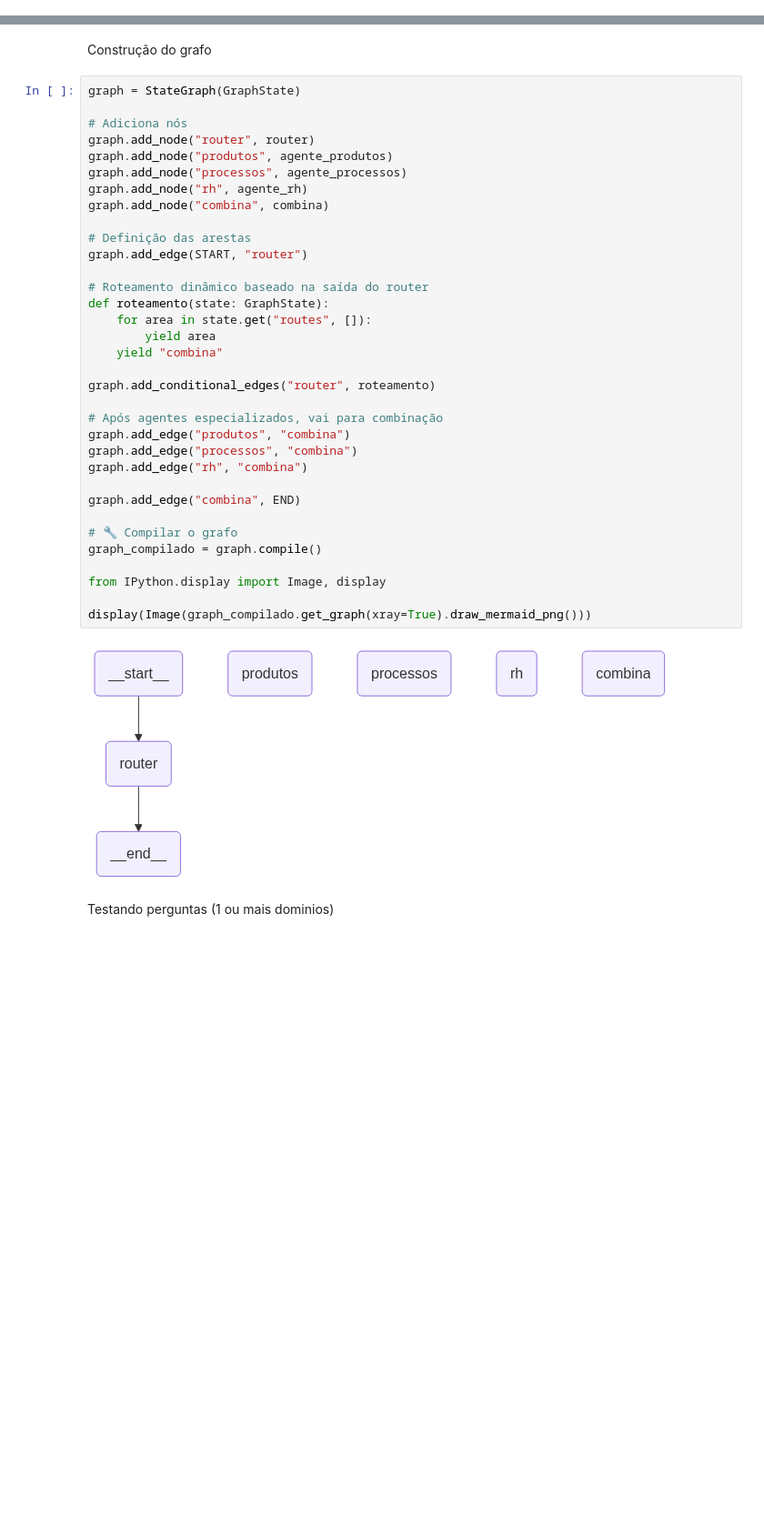
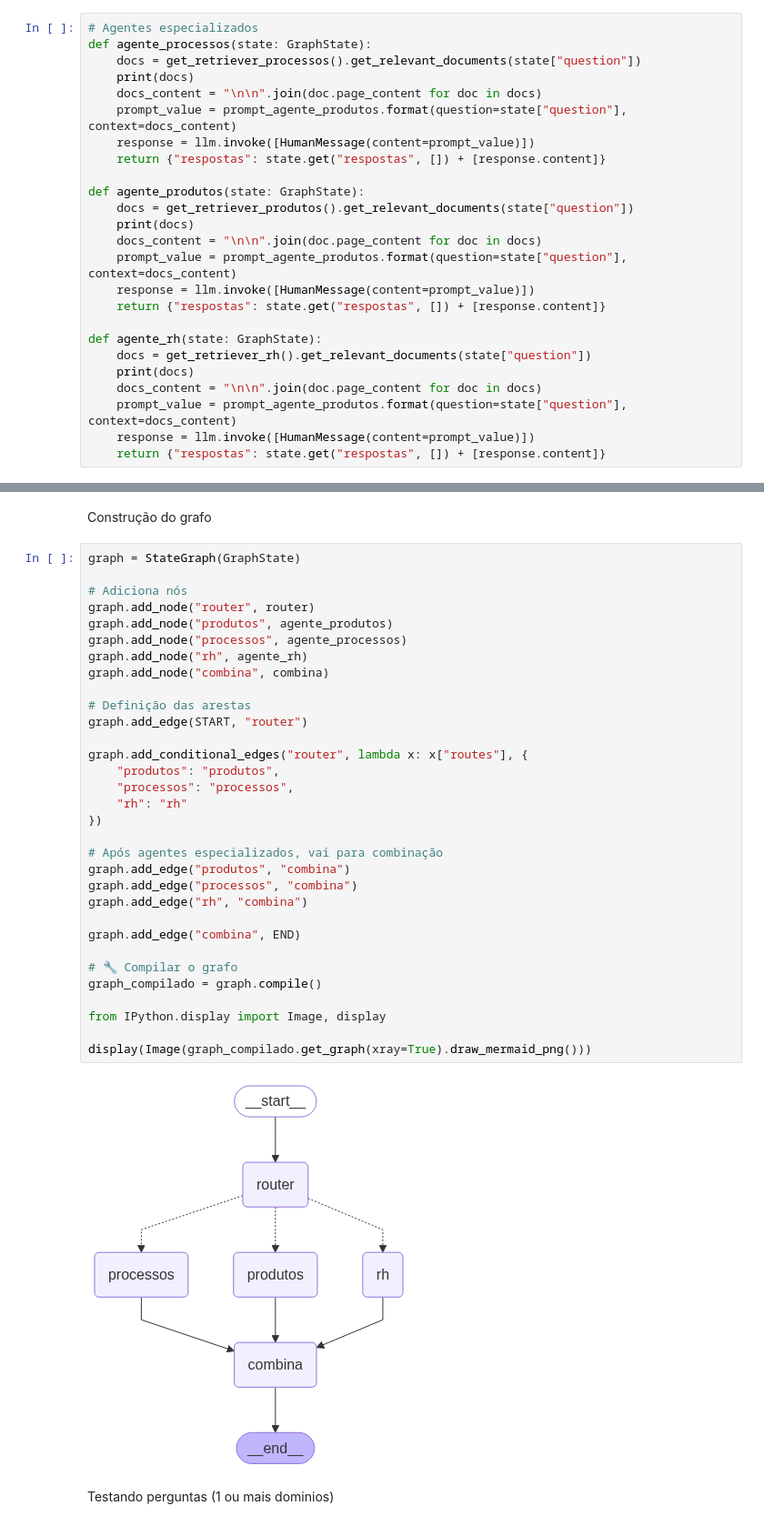
Before and after one commit to matheuskid/multi-agent-rag-km, a Jupyter notebook: Rag-Agentica.ipynb, the cells around one changed output, grey strips where cells are left out. Shown: that part at 91% size. Drawn from its saved outputs; the diff is of its cells as text; blank space fills up the shorter version.

```diff
--- a/Rag-Agentica.ipynb
+++ b/Rag-Agentica.ipynb
@@ -333,3 +312,28 @@ def agente_rh(state: State):
+# %%
+# Agentes especializados
+def agente_processos(state: GraphState):
+    docs = get_retriever_processos().get_relevant_documents(state["question"])
+    print(docs)
+    docs_content = "\n\n".join(doc.page_content for doc in docs)
+    prompt_value = prompt_agente_produtos.format(question=state["question"], context=docs_content)
+    response = llm.invoke([HumanMessage(content=prompt_value)])
+    return {"respostas": state.get("respostas", []) + [response.content]}
+
+def agente_produtos(state: GraphState):
+    docs = get_retriever_produtos().get_relevant_documents(state["question"])
+    print(docs)
+    docs_content = "\n\n".join(doc.page_content for doc in docs)
+    prompt_value = prompt_agente_produtos.format(question=state["question"], context=docs_content)
+    response = llm.invoke([HumanMessage(content=prompt_value)])
+    return {"respostas": state.get("respostas", []) + [response.content]}
+
+def agente_rh(state: GraphState):
+    docs = get_retriever_rh().get_relevant_documents(state["question"])
+    print(docs)
+    docs_content = "\n\n".join(doc.page_content for doc in docs)
+    prompt_value = prompt_agente_produtos.format(question=state["question"], context=docs_content)
+    response = llm.invoke([HumanMessage(content=prompt_value)])
+    return {"respostas": state.get("respostas", []) + [response.content]}
 # %% [markdown]
 Criando o agente combinador
 # %%
@@ -360,39 +364,37 @@ Construção do grafo
 # %%
 graph = StateGraph(GraphState)
 
 # Adiciona nós
 graph.add_node("router", router)
 graph.add_node("produtos", agente_produtos)
 graph.add_node("processos", agente_processos)
 graph.add_node("rh", agente_rh)
 graph.add_node("combina", combina)
 
 # Definição das arestas
 graph.add_edge(START, "router")
 
-# Roteamento dinâmico baseado na saída do router
-def roteamento(state: GraphState):
-    for area in state.get("routes", []):
-        yield area
-    yield "combina"
-
-graph.add_conditional_edges("router", roteamento)
+graph.add_conditional_edges("router", lambda x: x["routes"], {
+    "produtos": "produtos",
+    "processos": "processos",
+    "rh": "rh"
+})
 
 # Após agentes especializados, vai para combinação
 graph.add_edge("produtos", "combina")
 graph.add_edge("processos", "combina")
 graph.add_edge("rh", "combina")
 
 graph.add_edge("combina", END)
 
 # 🔧 Compilar o grafo
 graph_compilado = graph.compile()
 
 from IPython.display import Image, display
 
 display(Image(graph_compilado.get_graph(xray=True).draw_mermaid_png()))
 # %% [output]
-[figure, old version]
+[figure, new version]
 # %% [markdown]
 Testando perguntas (1 ou mais dominios)
 # %%
```
Also changed, not shown: parts of 10 cells of this notebook.
